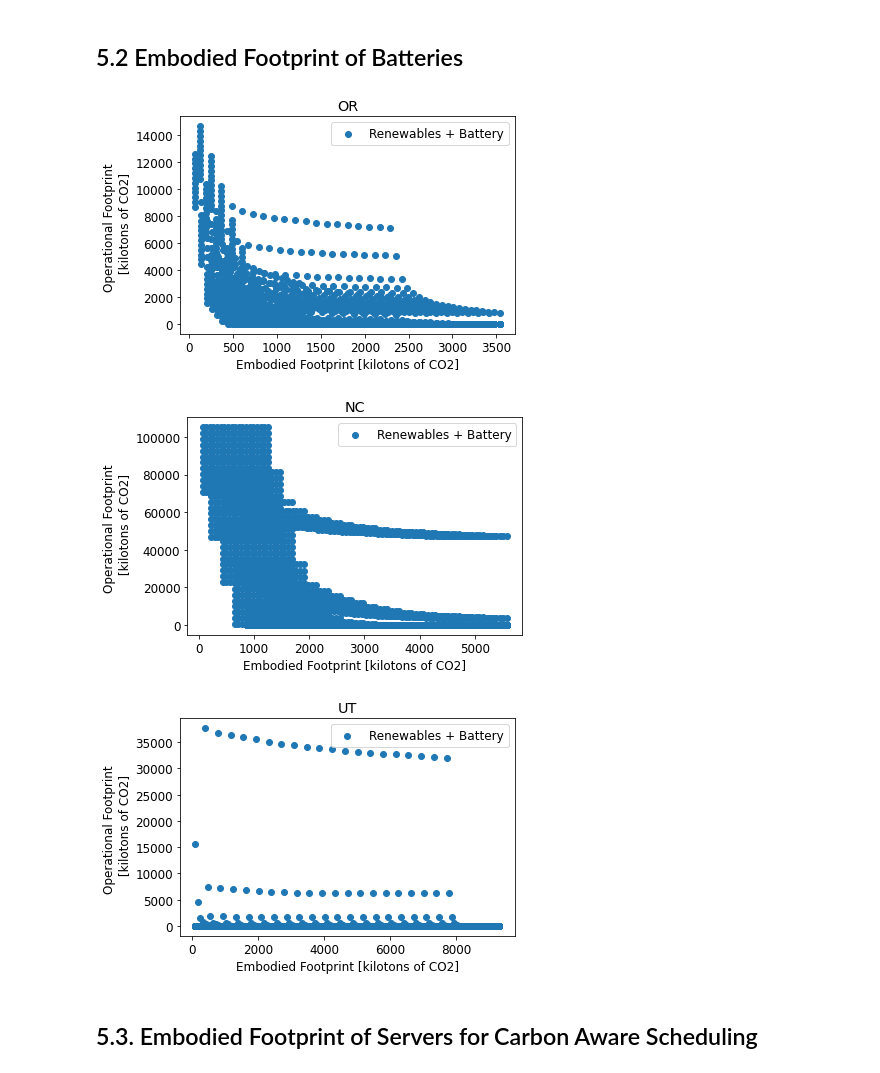
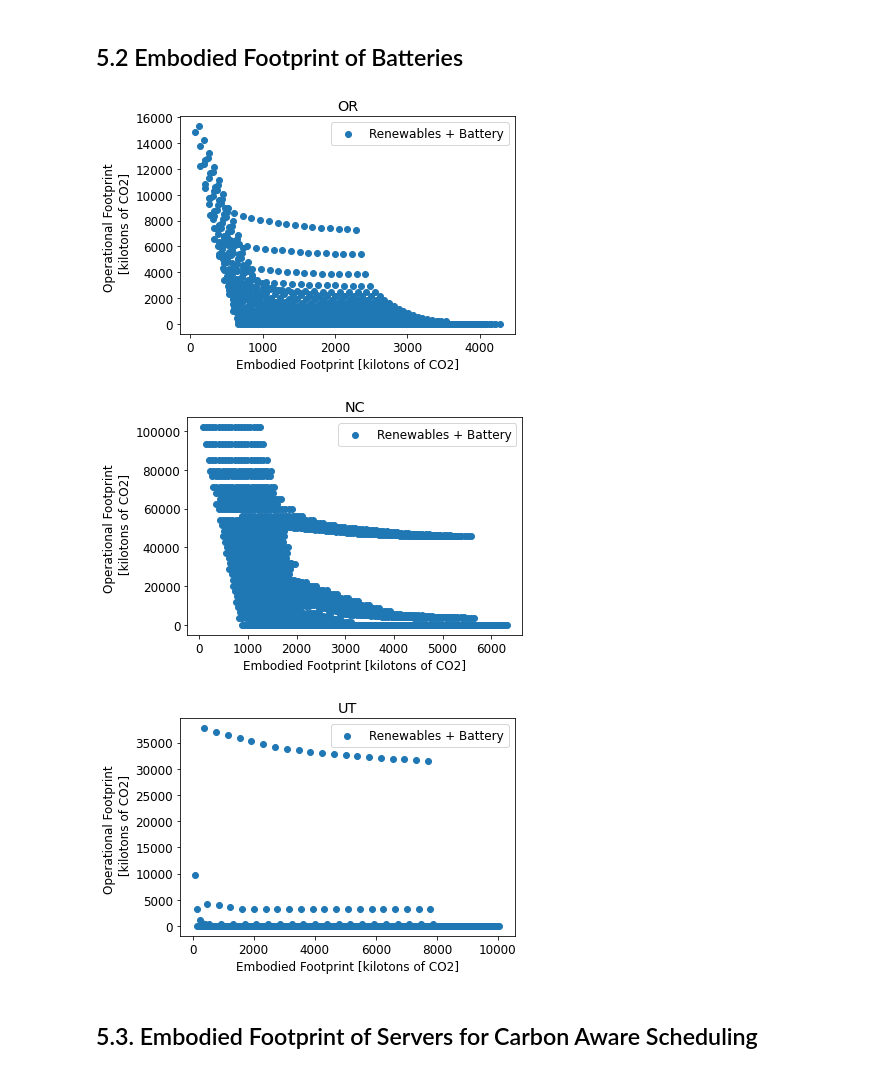
Before and after one commit to facebookresearch/CarbonExplorer, a Jupyter notebook: Carbon_Explorer.ipynb, the cells around one changed output. Saved outputs shown, nothing was run; the diff lists cells and outputs as text; code cells hidden in the pictures.

Commit message:
refactor the code, take battery algorithms out of the notebook

```diff
--- a/Carbon_Explorer.ipynb
+++ b/Carbon_Explorer.ipynb
@@ -337,11 +337,9 @@ for dc in dc_ba_map:
                 sun_db_scaled = sun_db / max_sun_cap * SUN_PPA_MW
             projected_db = pd.concat([wnd_db_scaled, sun_db_scaled], axis=1)
             tot_non_ren_mw = 0
-            daily_battery_load = 0
             for i in range(d.shape[0]):
                 ren_mw = wnd_db_scaled[i] + sun_db_scaled[i]
-                daily_battery_load = ren_mw - d['avg_dc_power_mw'][i]
-                if d['avg_dc_power_mw'][i] > ren_mw:  # discharging
+                if d['avg_dc_power_mw'][i] > ren_mw:
                     tot_non_ren_mw = tot_non_ren_mw + d['avg_dc_power_mw'][i] - ren_mw
             renewable_coverage_ratio = (d['avg_dc_power_mw'].sum() - tot_non_ren_mw) / d['avg_dc_power_mw'].sum() * 100
             if (renewable_coverage_ratio >= 100):
@@ -406,7 +404,7 @@ for dc in dc_ba_map:
     ax.set_zlabel("24/7 Coverage [%]", labelpad=15)
     ax.set_title(dc)
     ax.set_zlim(0, 100)
-    ax.dist = 13
+    ax.dist = 11
 
     # SECOND PLOT
     ax = fig.add_subplot(1, 2, 2)
@@ -1120,6 +1104,9 @@ for dc in dc_ba_map:
 import numpy as np
 import seaborn as sns
 from matplotlib.collections import LineCollection
+import src.battery as bat
+import importlib
+importlib.reload(bat)
 
 # store the final embodied and operational footprint numbers in this map
 battery_results_map_final = []
@@ -1167,52 +1154,42 @@ for dc in dc_ba_map:
                     wnd_db_scaled = wnd_db / max_wnd_cap * WND_PPA_MW
                 if max_sun_cap != 0:
                     sun_db_scaled = sun_db / max_sun_cap * SUN_PPA_MW
                 projected_db = pd.concat([wnd_db_scaled, sun_db_scaled], axis=1)
-                tot_non_ren_mw = 0
+                ren_mw = wnd_db_scaled + sun_db_scaled
 
-                cur_battery_cap = battery_cap
-                for i in range(d.shape[0]):
-                    ren_mw = wnd_db_scaled[i] + sun_db_scaled[i]
-                    gap = d['avg_dc_power_mw'][i] - ren_mw
-                    if gap > 0:  # discharging
-                        if(gap > cur_battery_cap): # there is not enough battery
-                            tot_non_ren_mw = tot_non_ren_mw + gap - cur_battery_cap
-                            cur_battery_cap = 0
-                        else: # there is enough battery
-                            cur_battery_cap = cur_battery_cap - gap
-                    else:  # charging
-                        cur_battery_cap = min(battery_cap, cur_battery_cap+abs(gap))
+                # apply battery analysis
+                tot_non_ren_mw = bat.apply_battery(battery_cap, ren_mw, d)
 
                 renewable_coverage_ratio = (d['avg_dc_power_mw'].sum() - tot_non_ren_mw) / d['avg_dc_power_mw'].sum() * 100
-                final_battery_cap = battery_cap
+
                 if(not(wnd_capacity == 0 and sun_capacity == 0)):
                     results_bat.loc[results_bat.shape[0]] = [
                         sun_capacity,
                         wnd_capacity,
-                        final_battery_cap,
+                        battery_cap,
                         renewable_coverage_ratio,
                         (avg_dc_pow*(100-renewable_coverage_ratio)*10*365*24)*avg_carbon_intensity*1000/(10**9), #10 years of time, kilotons of Co2
-                        (embodied_battery_footprint / 1000) * (10 / battery_lifetime) + # embodied battery footprint in kilotons
+                        battery_cap * (embodied_battery_footprint / 1000) * (10 / battery_lifetime) + # embodied battery footprint in kilotons
                         (sun_capacity * embodied_solar_farm_footprint + wnd_capacity * embodied_wind_farm_footprint) # embodied renewable footprint
                         * (10 * 365 * 24) * 1000 / (10 ** 9),  # 10 years of time, kilotons of Co2
                     ]
 
     # FIRST PLOT
     fig = plt.figure(figsize=(6, 4))
     plt.rcParams.update({"font.size": 12})
     ax = fig.gca()
     plt.title(dc)
     ax.scatter(
         results_bat["emb_footprint"], results_bat["op_footprint"], label="Renewables + Battery"
     )
     ax.set(xlabel="Embodied Footprint [kilotons of CO2]", ylabel="Operational Footprint \n [kilotons of CO2]")
     plt.legend()
     plt.show()
     battery_results_map_final.append(pickle.loads(pickle.dumps(results_bat)))
 # %% [output]
-[figure, old version]
+[figure, new version]
-[figure, old version]
+[figure, new version]
-[figure, old version]
+[figure, new version]
 # %% [markdown]
 ## 5.3. Embodied Footprint of Servers for Carbon Aware Scheduling
 # %%
```
Also changed, not shown: parts of 2 cells of this notebook, 1 other file.
